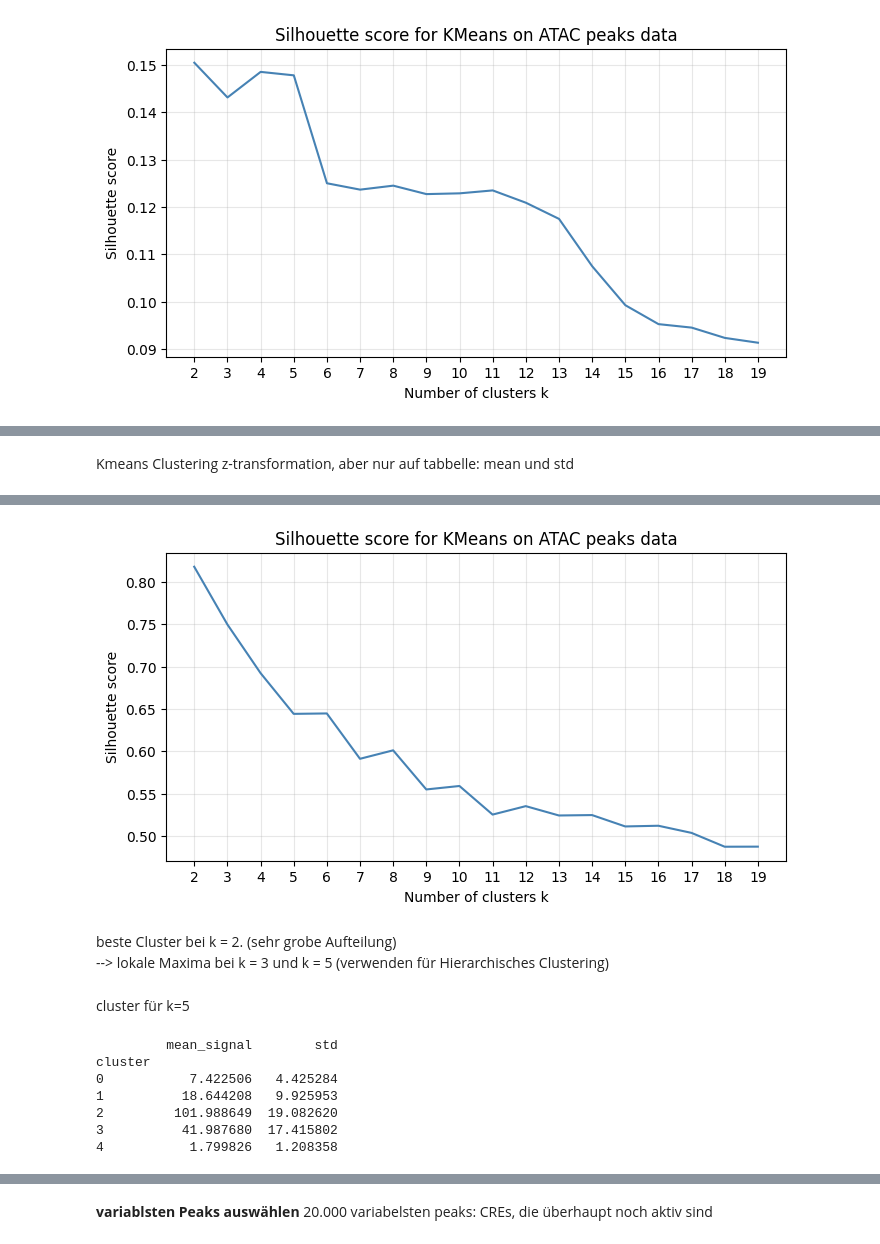
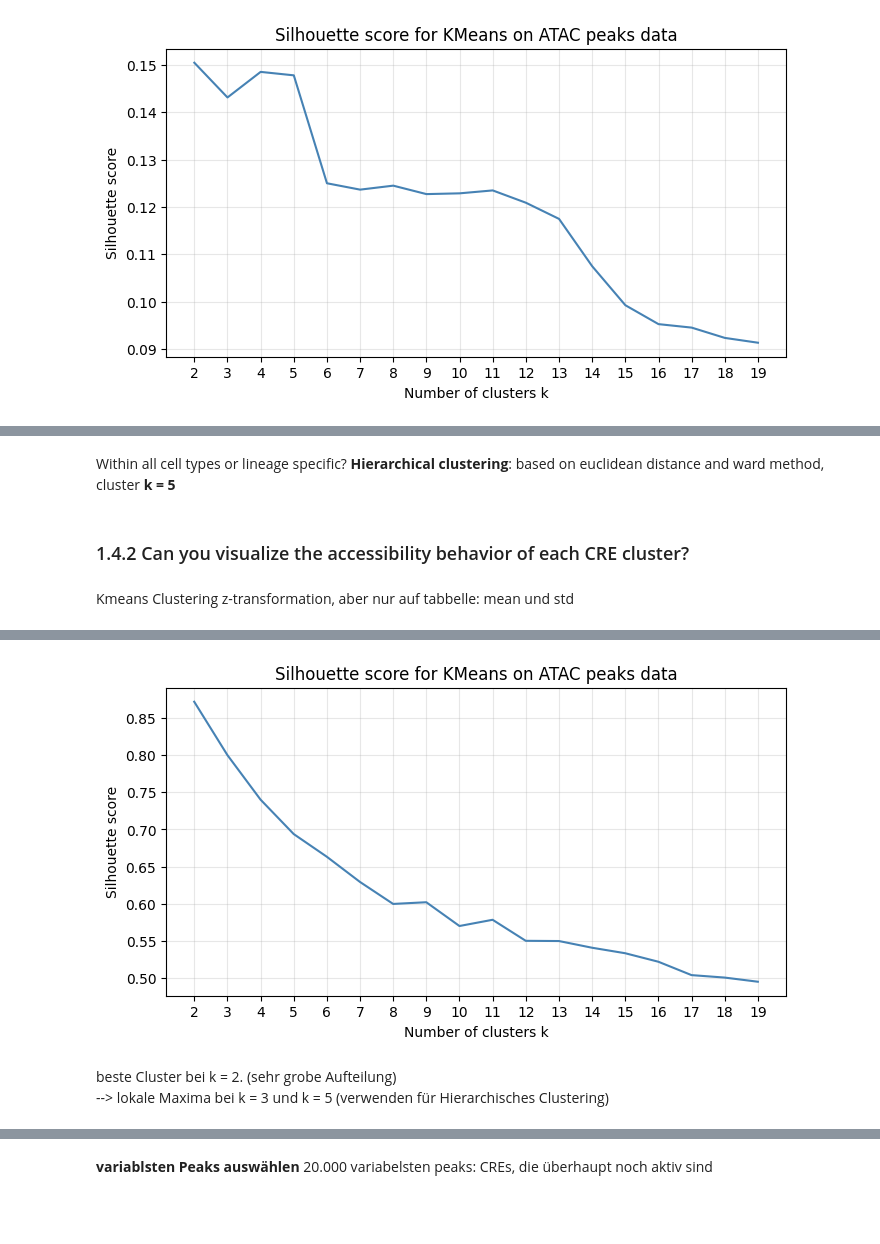
Before and after one commit to datascience-mobi-2026/topic04_team03, a Jupyter notebook: jupyter_rosa.ipynb, the cells around one changed output, grey strips where cells are left out. Drawn from its saved outputs; the diff is of its cells as text; code cells hidden in the pictures; blank space fills up the shorter version.

```diff
--- a/jupyter_rosa.ipynb
+++ b/jupyter_rosa.ipynb
@@ -691,0 +1331,27 @@ plt.show()
+# %%
+from sklearn.cluster import KMeans
+from sklearn.metrics import silhouette_score
+from scipy.stats import zscore
+
+silhouette_scores = []
+k_values = range(2, 10)
+
+
+for k in k_values:
+    kmeans = KMeans(n_clusters=k, random_state=42, n_init=20)
+    labels = kmeans.fit_predict(ATAC_signal_Tgd_numeric)
+    score = silhouette_score(ATAC_signal_Tgd_numeric, labels, sample_size=10000, random_state=42)
+    silhouette_scores.append(score)
+    print(f"k={k}: silhouette score = {score:.4f}")
+
+best_k = k_values[np.argmax(silhouette_scores)]
+print(f"\nBeste Clusteranzahl laut Silhouette-Score: k={best_k}")
+
+plt.figure(figsize=(8, 4))
+plt.plot(list(k_values), silhouette_scores, color="steelblue")
+plt.xticks(list(k_values))
+plt.xlabel("Number of clusters k")
+plt.ylabel("Silhouette score")
+plt.title("Silhouette score for KMeans on ATAC peaks data")
+plt.grid(True, alpha=0.3)
+plt.show()
@@ -790,7 +1573,7 @@ from sklearn.metrics import silhouette_score
 from scipy.stats import zscore
 
 silhouette_scores = []
-k_values = range(2, 20)
+k_values = range(2, 10)
 
 
 for k in k_values:
@@ -823,12 +1612,13 @@ Kmeans Clustering z-transformation auf alle ATAC Daten
 from sklearn.cluster import KMeans
 from sklearn.metrics import silhouette_score
 from scipy.stats import zscore
+from sklearn.preprocessing import StandardScaler
 
 #Zeilenweise z-trasnformation, hin und zurück transponieren
 X_z = StandardScaler().fit_transform(ATAC_signal_Tgd_numeric.T).T
 
 silhouette_scores = []
-k_values = range(2, 20)
+k_values = range(2, 10)
 
 
 for k in k_values:
@@ -873,0 +1723,11 @@ Beste Clusteranzahl laut Silhouette-Score: k=2
+# %%
+from sklearn.cluster import KMeans
+
+k_means5 = KMeans(n_clusters=5, random_state=42)
+labels = k_means5.fit_predict(X_z)
+
+ATAC_signal_Tgd_numeric_clustered_5 = ATAC_signal_Tgd_numeric.copy()
+ATAC_signal_Tgd_numeric_clustered_5["cluster"] = labels
+
+cluster_profiles_ATAC_5 = ATAC_signal_Tgd_numeric_clustered_5.groupby("cluster").mean()
+print(cluster_profiles_ATAC_5)
@@ -873,0 +1842,2 @@ Beste Clusteranzahl laut Silhouette-Score: k=2
+# %% [markdown]
+Within all cell types or lineage specific? **Hierarchical clustering**: based on euclidean distance and ward method, cluster **k = 5**
@@ -874,3 +1865,5 @@ Beste Clusteranzahl laut Silhouette-Score: k=2
+# %% [markdown]
+<h3> 1.4.2 Can you visualize the accessibility behavior of each CRE cluster? </h3>
 # %% [markdown]
 Kmeans Clustering z-transformation, aber nur auf tabbelle: mean und std
 # %%
@@ -880,7 +1873,7 @@ from scipy.stats import zscore
 
 #Spaltenwiese z-trasnformation
 
-X = StandardScaler().fit_transform(cre_parameter)
+X =cre_parameter
 
 silhouette_scores = []
 k_values = range(2, 20)
@@ -926,27 +1919,6 @@ k=19: silhouette score = 0.4873
 
 Beste Clusteranzahl laut Silhouette-Score: k=2
-[figure, old version]
+[figure, new version]
 # %% [markdown]
 beste Cluster bei k = 2. (sehr grobe Aufteilung) <br>
 --> lokale Maxima bei k = 3 und k = 5 (verwenden für Hierarchisches Clustering)
-# %% [markdown]
-cluster für k=5
-# %%
-from sklearn.cluster import KMeans
-
-k_means = KMeans(n_clusters=5, random_state=42)
-labels = k_means.fit_predict(X)
-
-cre_parameter_clustered = cre_parameter.copy()
-cre_parameter_clustered["cluster"] = labels
-
-cluster_profiles = cre_parameter_clustered.groupby("cluster").mean()
-print(cluster_profiles)
-# %% [output]
-         mean_signal        std
-cluster
-0           7.422506   4.425284
-1          18.644208   9.925953
-2         101.988649  19.082620
-3          41.987680  17.415802
-4           1.799826   1.208358
```
Also changed, not shown: parts of 112 cells of this notebook.
